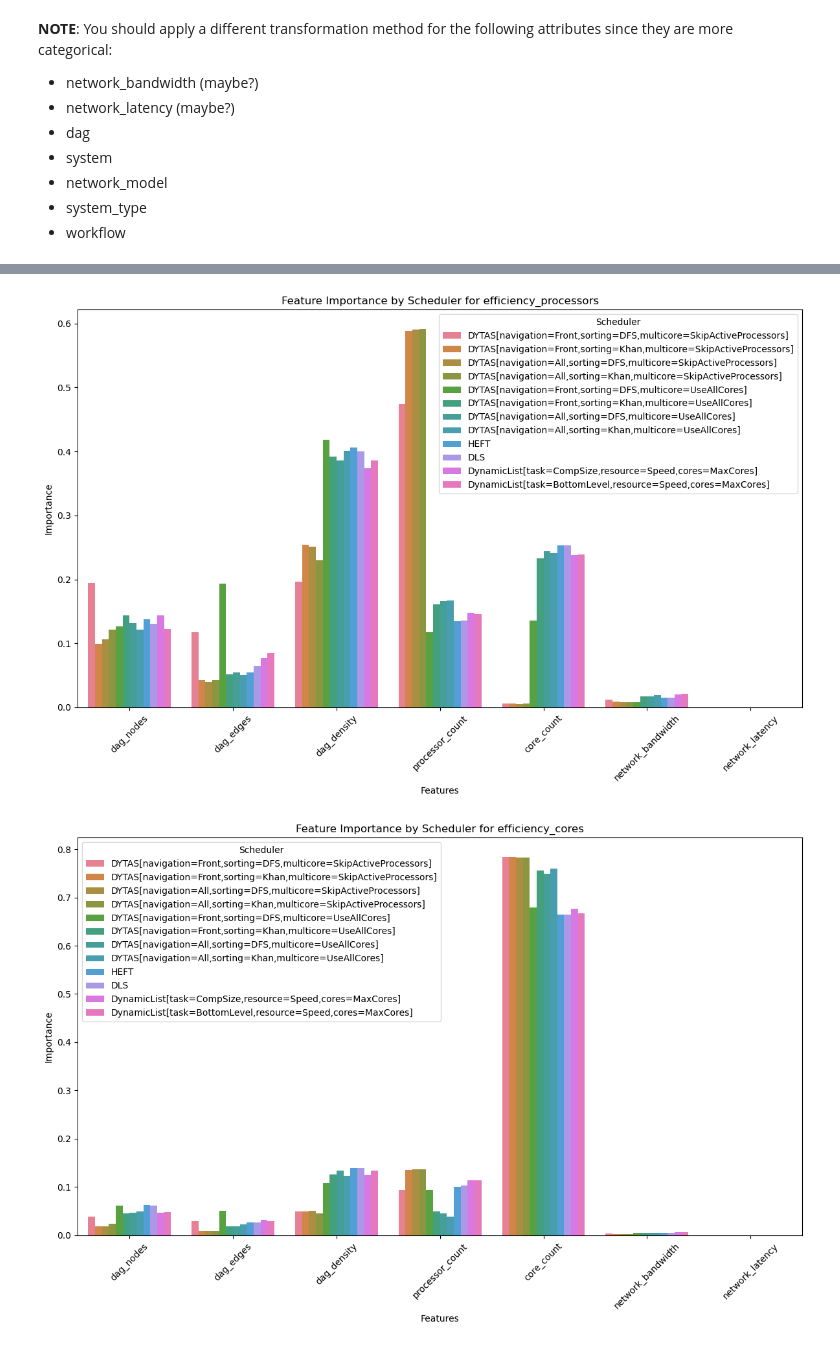
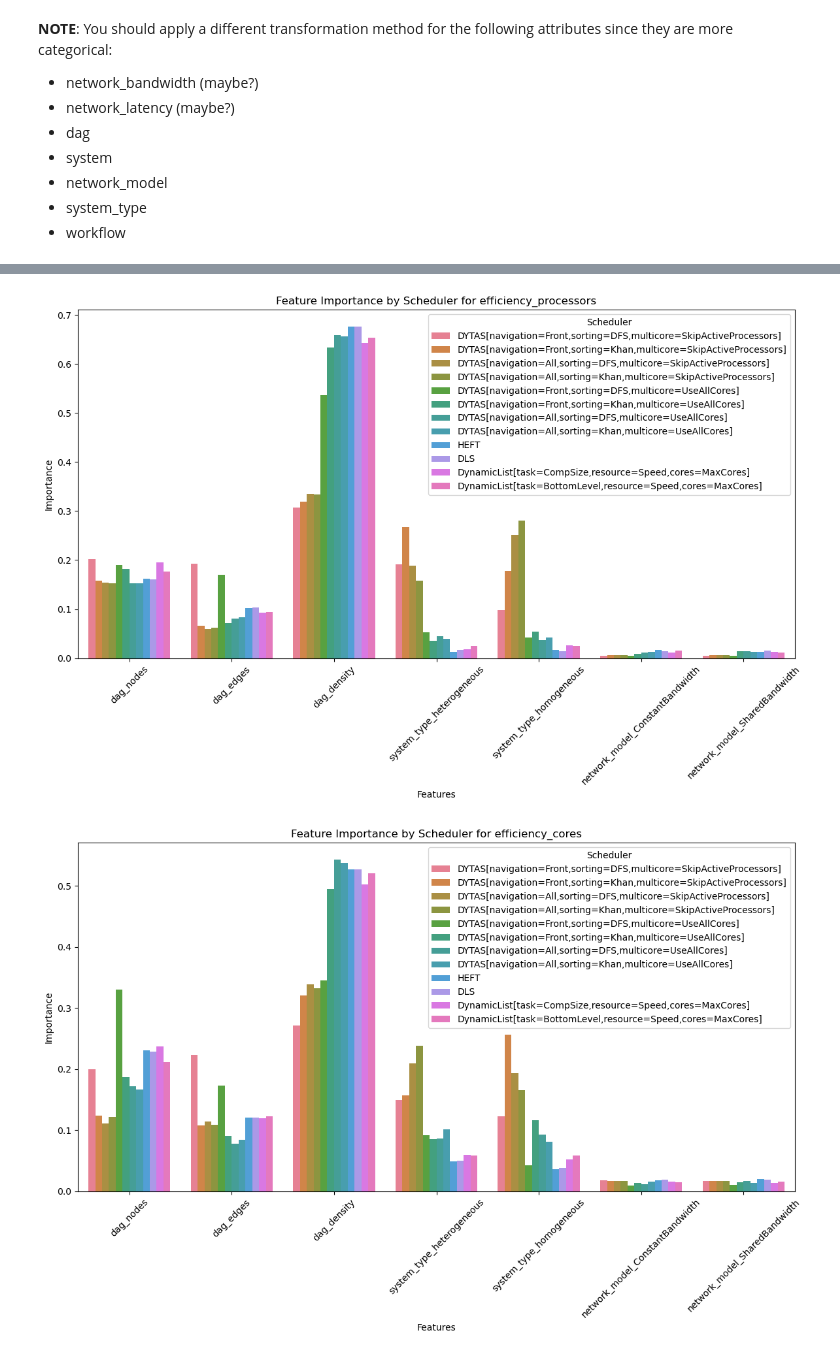
Before and after one commit to jisanos/dslab, a Jupyter notebook: dytas-benchmark/dytas-comparisons/analysis/impact-measuring.ipynb, the cells around one changed output, grey strips where cells are left out. Saved outputs shown, nothing was run; the diff lists cells and outputs as text; code cells hidden in the pictures.

Commit message:
- Better CCR calculation - More DAG characteristics, from DSLab stats. - Impact measurement added more properties. - Formed a table of DAGs and another for Systems for the thesis.

```diff
--- a/dytas-benchmark/dytas-comparisons/analysis/impact-measuring.ipynb
+++ b/dytas-benchmark/dytas-comparisons/analysis/impact-measuring.ipynb
@@ -118,0 +54,6 @@ for col in independent_vars:
+# %%
+# Encoding ordinal values
+ind_vars_to_ord_encode = ["network_latency", "network_bandwidth", "processor_count"]
+
+encoder = OrdinalEncoder()
+df_transformed[ind_vars_to_ord_encode] = encoder.fit_transform(df[ind_vars_to_ord_encode])
@@ -119,5 +68,13 @@ for col in independent_vars:
+# %%
+# Encoding nominal values
+ind_vars_to_nom_encode = ["system_type", "network_model", "workflow"]
+
+encoder = OneHotEncoder(sparse_output=False)
+encoded_features = encoder.fit_transform(df_transformed[ind_vars_to_nom_encode])
+encoded_columns = encoder.get_feature_names_out(ind_vars_to_nom_encode) # Resulting columns
+df_transformed = df.join(pd.DataFrame(encoded_features, columns=encoded_columns))
 # %%
-def decision_tree_regressor(df, dependent_var):
+def decision_tree_regressor(df, dependent_var, independent_vars):
     scheduler_col = "scheduler"
 
     # List to store feature importance data
@@ -132,8 +89,8 @@ def decision_tree_regressor(df, dependent_var):
         X = df_scheduler[independent_vars]
         y = df_scheduler[dependent_var]
 
-        # Train the Decision Tree Regressor
-        model = DecisionTreeRegressor(random_state=0)
+        # Train the Regressor
+        model = RandomForestRegressor(random_state=0, n_estimators=100)
         model.fit(X, y)
 
         # Extract feature importances
@@ -168,3 +125,5 @@ def decision_tree_regressor(df, dependent_var):
 
     # Show the plot
     plt.show()
+# %%
+independent_vars = list(["dag_nodes", "dag_edges", "dag_density"]) + list(encoded_columns)
@@ -183,8 +156,8 @@ decision_tree_regressor(df_transformed, "exec_time")
 # %%
-decision_tree_regressor(df_transformed, "efficiency_processors")
+decision_tree_regressor(df_transformed, "efficiency_processors",independent_vars)
 # %% [output]
-[figure, old version]
+[figure, new version]
 # %%
-decision_tree_regressor(df_transformed, "efficiency_cores")
+decision_tree_regressor(df_transformed, "efficiency_cores",independent_vars)
 # %% [output]
-[figure, old version]
+[figure, new version]
```
Also changed, not shown: parts of 14 cells of this notebook, 3 other files.
